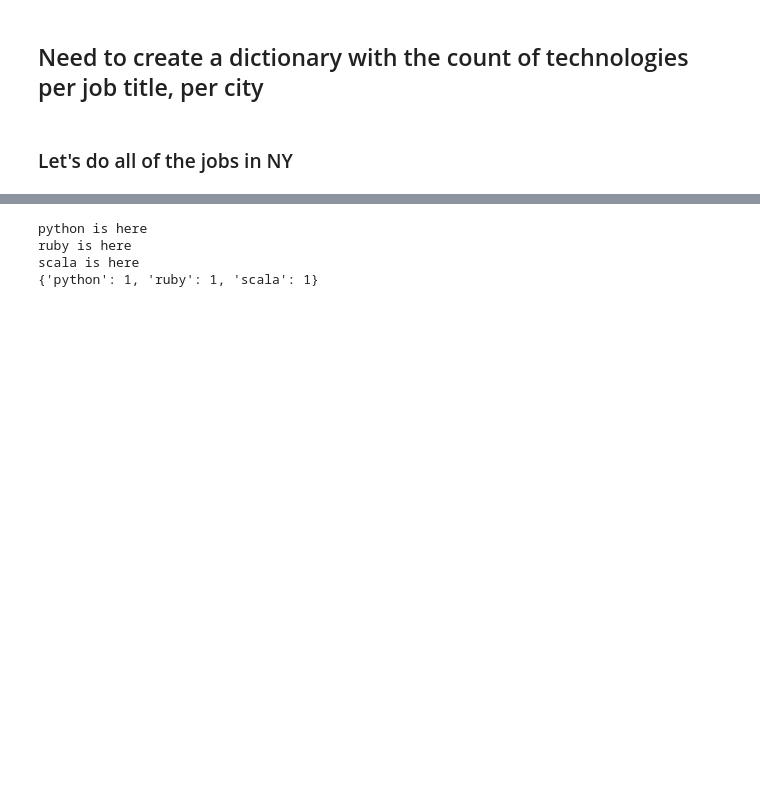
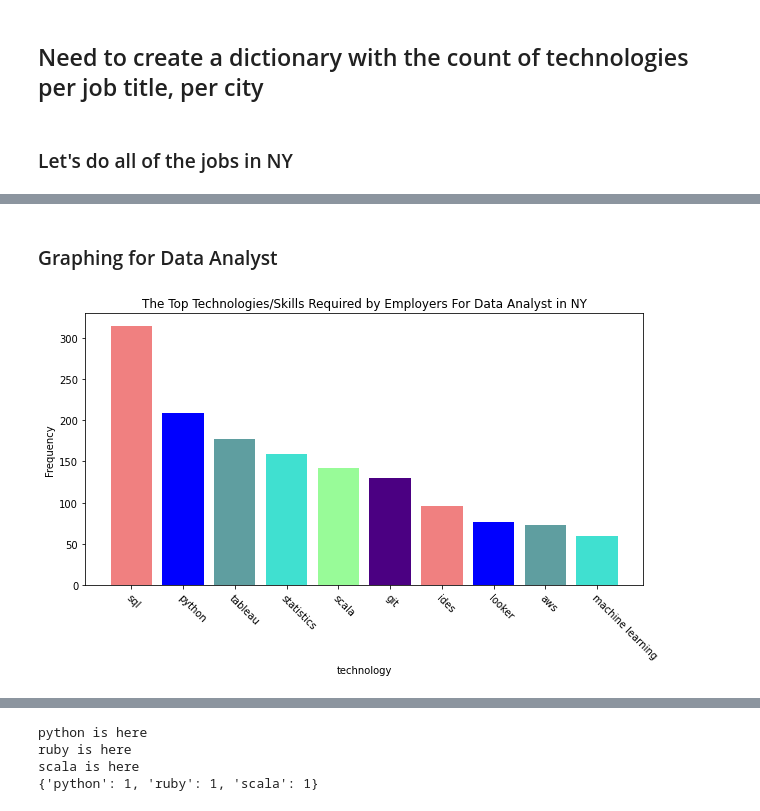
Before and after one commit to jperez29/TKH_casptone_project, a Jupyter notebook: jupyter notebooks/data_analysis_googleAPI.ipynb, the cells around one changed output, grey strips where cells are left out. Saved outputs shown, nothing was run; the diff lists cells and outputs as text; code cells hidden in the pictures; blank space fills up the shorter version.

```diff
--- a/jupyter notebooks/data_analysis_googleAPI.ipynb
+++ b/jupyter notebooks/data_analysis_googleAPI.ipynb
@@ -294,0 +316,18 @@ uiux_designer_ny = job_postings('UI/UX designer', 'new york city')
+# %% [markdown]
+### Graphing for Data Analyst
+# %%
+x = top_technologies_da['technology']
+y = top_technologies_da['frequency']
+
+# colors = cm.inferno_r(np.linspace(.5, .8, 5))
+colors = ['lightcoral', 'b', 'cadetblue', 'turquoise','palegreen','indigo']
+# my_colors = list(islice(cycle(['b', 'r', 'g', 'y', 'k']), None, len(x)))
+
+fig, ax = plt.subplots(figsize = (10,5))
+ax.bar(x,y, color = colors)
+ax.set(xlabel='technology', ylabel = 'Frequency', title ='The Top Technologies/Skills Required by Employers For Data Analyst in NY')
+plt.xticks(rotation=-45, ha="left", rotation_mode="anchor")
+
+plt.show()
+# %% [output]
+[figure, added]
```
Also changed, not shown: parts of 29 cells of this notebook.
